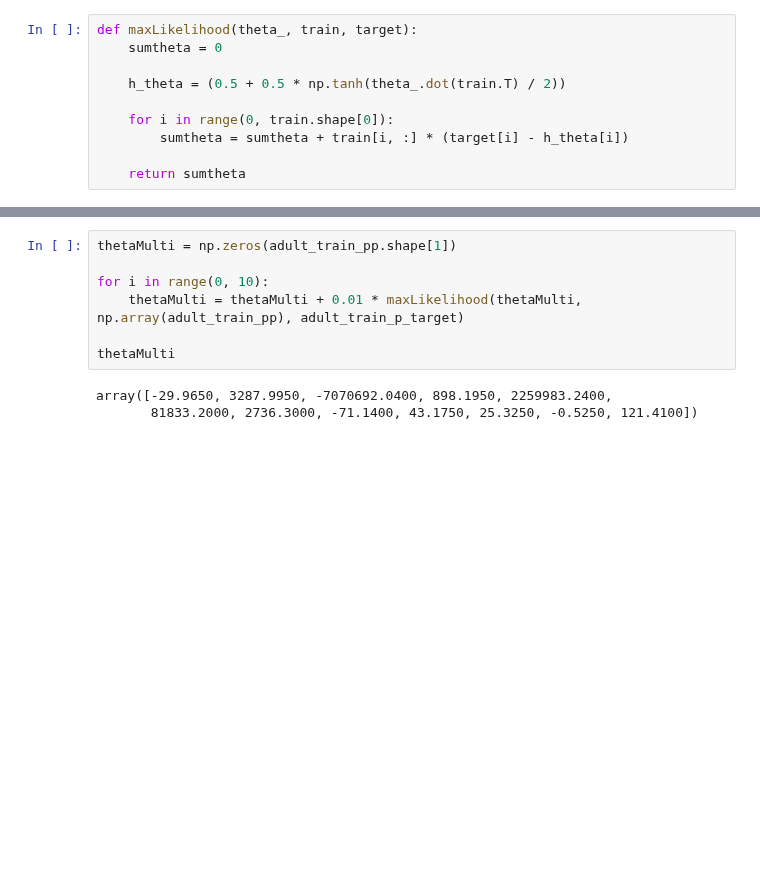
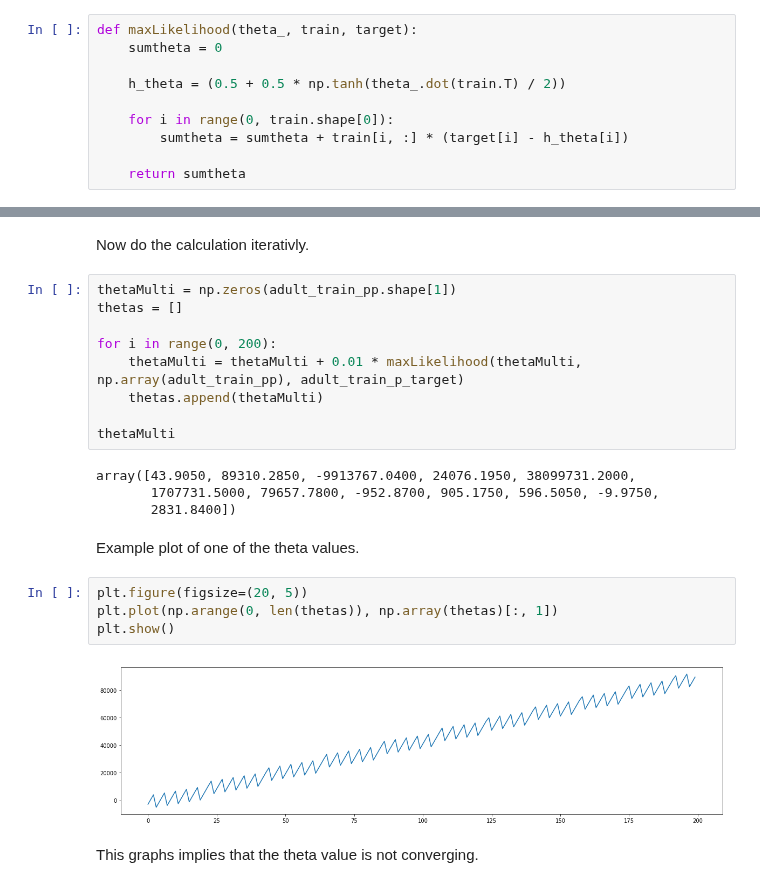
Before and after one commit to 0xLeon/MachLearn-Exercises, a Jupyter notebook: Jupyter/MachLearnExercises03.ipynb, the cells around one changed output, grey strips where cells are left out. Saved outputs shown, nothing was run; the diff lists cells and outputs as text; blank space fills up the shorter version.

Commit message:
Fixed some bugs, increased max-likelyhood iterations and added graph

```diff
--- a/Jupyter/MachLearnExercises03.ipynb
+++ b/Jupyter/MachLearnExercises03.ipynb
@@ -239,13 +244,28 @@ thetaSingle
 array([-8439.5000, -281165.5000, -1615539491.0000, -73071.5000,
        13867501.0000, 107657.0000, -301788.0000, -6385.0000, -482.5000,
        -834.5000, -10.5000, -4233.0000])
+# %% [markdown]
+Now do the calculation iterativly.
 # %%
 thetaMulti = np.zeros(adult_train_pp.shape[1])
+thetas = []
 
-for i in range(0, 10):
+for i in range(0, 200):
     thetaMulti = thetaMulti + 0.01 * maxLikelihood(thetaMulti, np.array(adult_train_pp), adult_train_p_target)
+    thetas.append(thetaMulti)
 
 thetaMulti
 # %% [output]
-array([-29.9650, 3287.9950, -7070692.0400, 898.1950, 2259983.2400,
-       81833.2000, 2736.3000, -71.1400, 43.1750, 25.3250, -0.5250, 121.4100])
+array([43.9050, 89310.2850, -9913767.0400, 24076.1950, 38099731.2000,
+       1707731.5000, 79657.7800, -952.8700, 905.1750, 596.5050, -9.9750,
+       2831.8400])
+# %% [markdown]
+Example plot of one of the theta values.
+# %%
+plt.figure(figsize=(20, 5))
+plt.plot(np.arange(0, len(thetas)), np.array(thetas)[:, 1])
+plt.show()
+# %% [output]
+[figure, added]
+# %% [markdown]
+This graphs implies that the theta value is not converging.
```
Also changed, not shown: parts of 3 cells of this notebook.
